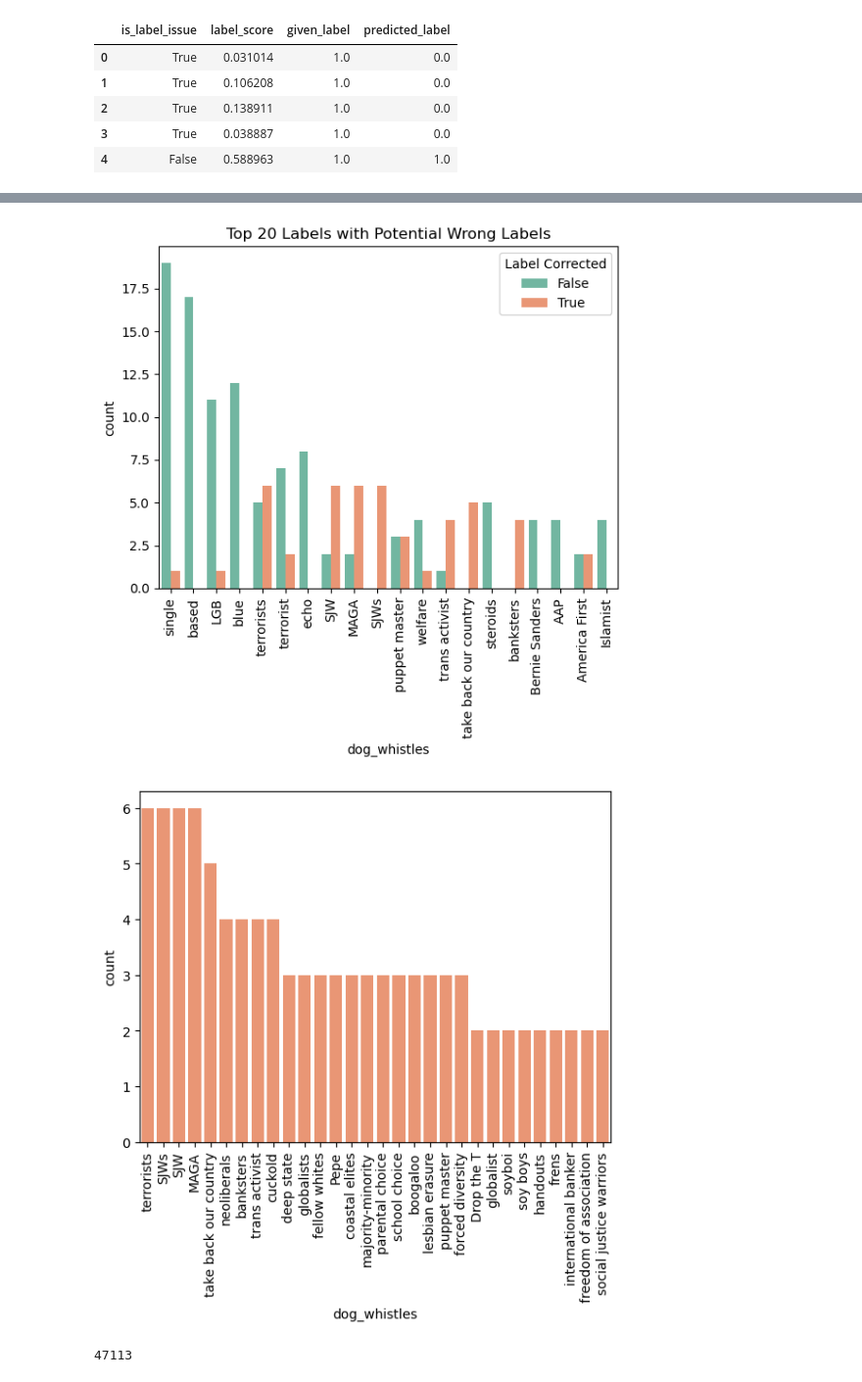
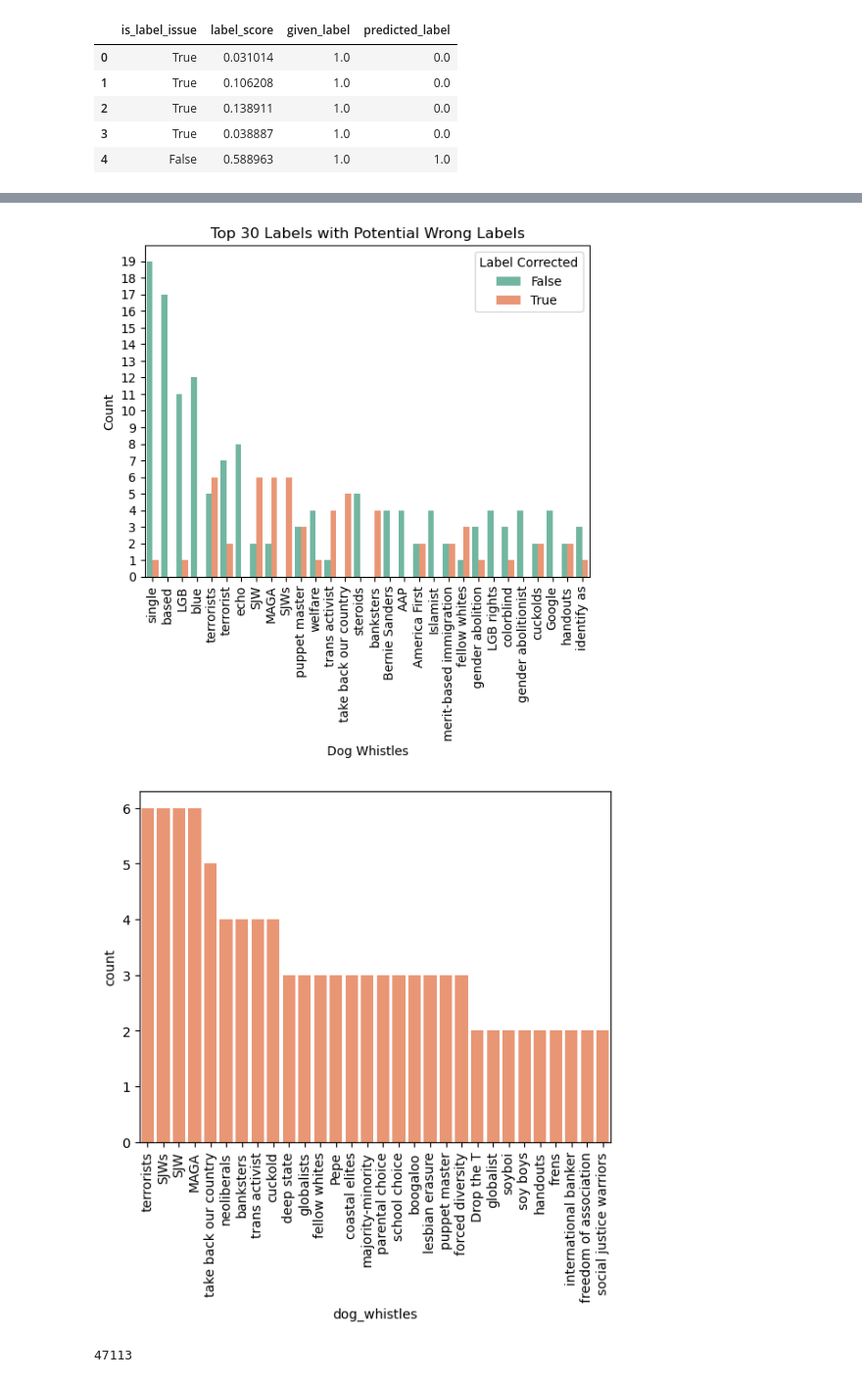
Before and after one commit to lino-zurmuehl/Master_Thesis_Dogwhistle, a Jupyter notebook: First_EDA.ipynb, the cells around one changed output, grey strips where cells are left out. Shown at 98% size. Drawn from its saved outputs; the diff is of its cells as text; code cells hidden in the pictures.

```diff
--- a/First_EDA.ipynb
+++ b/First_EDA.ipynb
@@ -268,22 +304,29 @@ plt.show()
 # %%
 
 # get the split by updated column
-sns.countplot(x='dog_whistles', data=reviewed_labels, hue='updated', order=reviewed_labels['dog_whistles'].value_counts().iloc[:20].index, palette='Set2')
+sns.countplot(x='dog_whistles', data=reviewed_labels, hue='updated', order=reviewed_labels['dog_whistles'].value_counts().iloc[:30].index, palette='Set2')
 # rotate x-axis labels
 plt.xticks(rotation=90)
+# y axis ticks only integers
+plt.yticks(np.arange(0, 20, 1))
+plt.xlabel('Dog Whistles')
+# y axis label
+plt.ylabel('Count')
 # set legend title
 plt.legend(title='Label Corrected')
-plt.title('Top 20 Labels with Potential Wrong Labels')
+plt.title('Top 30 Labels with Potential Wrong Labels')
+# save the plot so it does not get cut off
+plt.savefig('top_20_labels_with_potential_wrong_labels.png', bbox_inches='tight')
 plt.show()
 
 # most updated dog_whistles in reviewed_labels
 updated_dog_whistles = reviewed_labels[reviewed_labels['updated'] == True]
 sns.countplot(x='dog_whistles', data=updated_dog_whistles, order=updated_dog_whistles['dog_whistles'].value_counts().iloc[:30].index, color='#fc8d62')
 # rotate x-axis labels
 plt.xticks(rotation=90)
 plt.show()
 # %% [output]
-[figure, old version]
+[figure, new version]
 [figure]
 # %%
 potential_wrong_label = pd.read_csv('vetting_instances/potential_wrong_label.csv')
```
Also changed, not shown: parts of 13 cells of this notebook.
